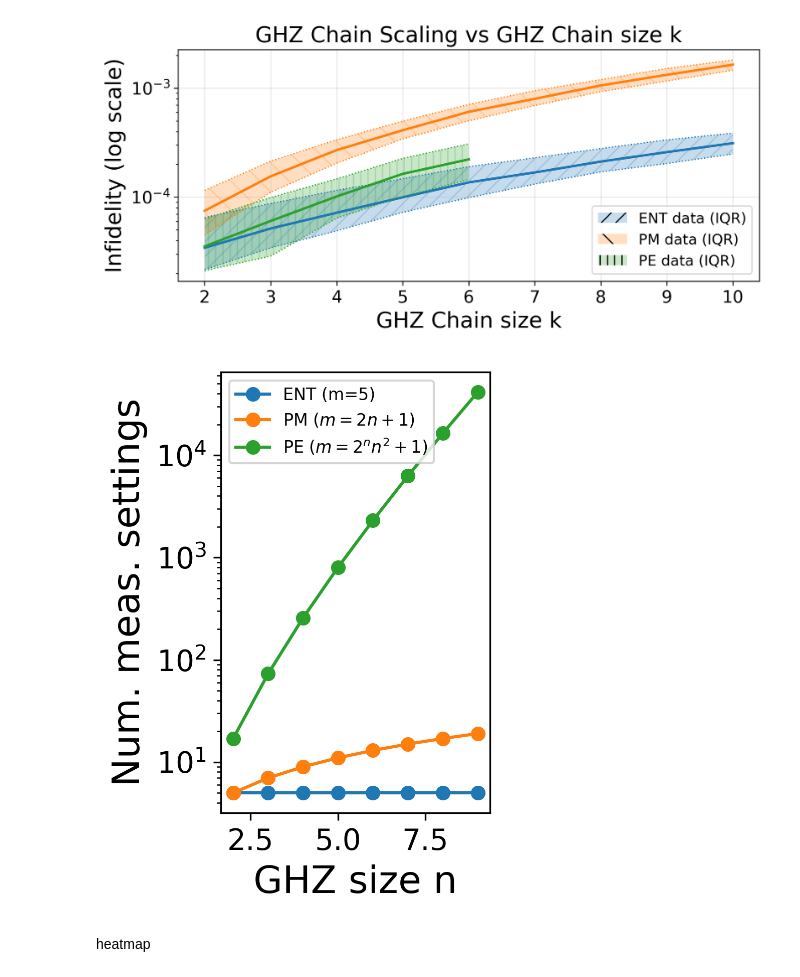
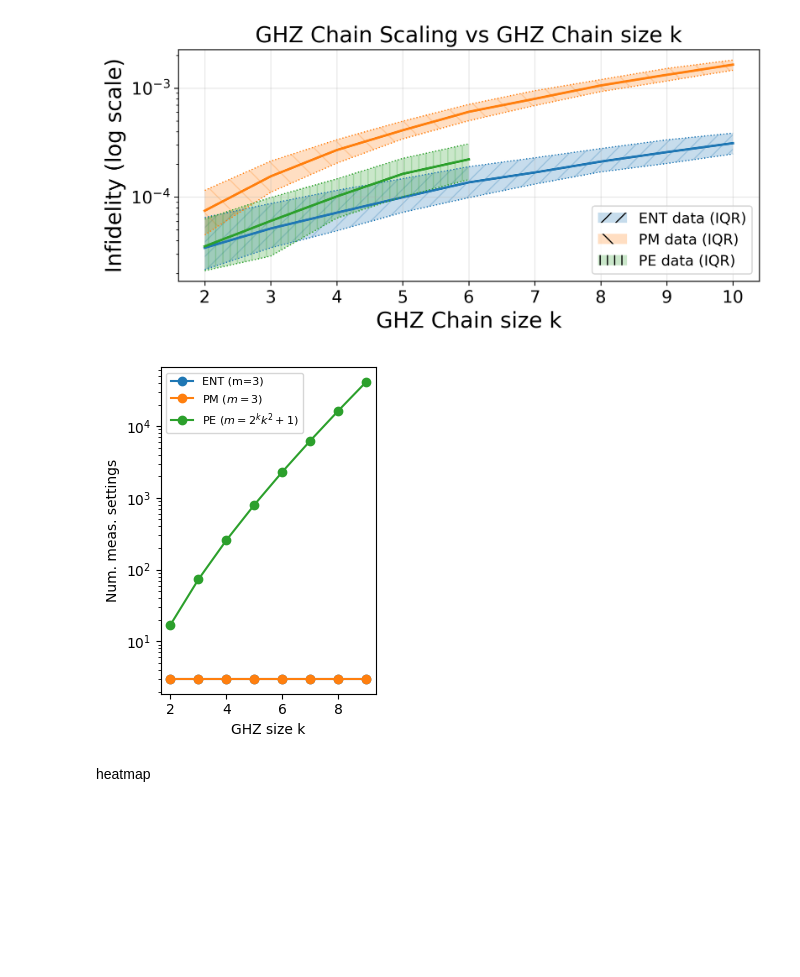
Before and after one commit to ypwk/pure-state-tomography, a Jupyter notebook: paper_plotting.ipynb, the cells around one changed output. Saved outputs shown, nothing was run; the diff lists cells and outputs as text; code cells hidden in the pictures; blank space fills up the shorter version.

```diff
--- a/paper_plotting.ipynb
+++ b/paper_plotting.ipynb
@@ -989,31 +989,32 @@ plot_simple_noise_scaling_ribbon(
 # %%
 import numpy as np
 import matplotlib.pyplot as plt
 
 # GHZ sizes
 n = np.arange(2, 10)
 
 # Measurement setting models
-constant_settings = np.full_like(n, 5, dtype=float)
-pm_settings = 2 * n + 1
+constant_settings = np.full_like(n, 3, dtype=float)
+pm_settings = np.full_like(n, 3, dtype=float)
+# pm_settings = 2 * n + 1
 scaling_settings = (2 ** n) * (n ** 2) + 1
 
 # Plot
 plt.figure(figsize=(3, 4))
-plt.plot(n, constant_settings, marker="o", label="ENT (m=5)")
-plt.plot(n, pm_settings, marker="o", label="PM $(m = 2n + 1)$")
-plt.plot(n, scaling_settings, marker="o", label=r"PE $(m = 2^n n^2 + 1)$")
+plt.plot(n, constant_settings, marker="o", label="ENT (m=3)")
+plt.plot(n, pm_settings, marker="o", label="PM $(m = 3)$")
+plt.plot(n, scaling_settings, marker="o", label=r"PE $(m = 2^k k^2 + 1)$")
 
 plt.yscale("log")
 
-plt.xlabel("GHZ size n")
+plt.xlabel("GHZ size k")
 plt.ylabel("Num. meas. settings")
 plt.legend(fontsize=8)
 # plt.legend()
 plt.tight_layout()
 plt.show()
 # %% [output]
-[figure, old version]
+[figure, new version]
 # %% [markdown]
 heatmap
 # %%
```
Also changed, not shown: parts of 3 cells of this notebook, 35 other files.
